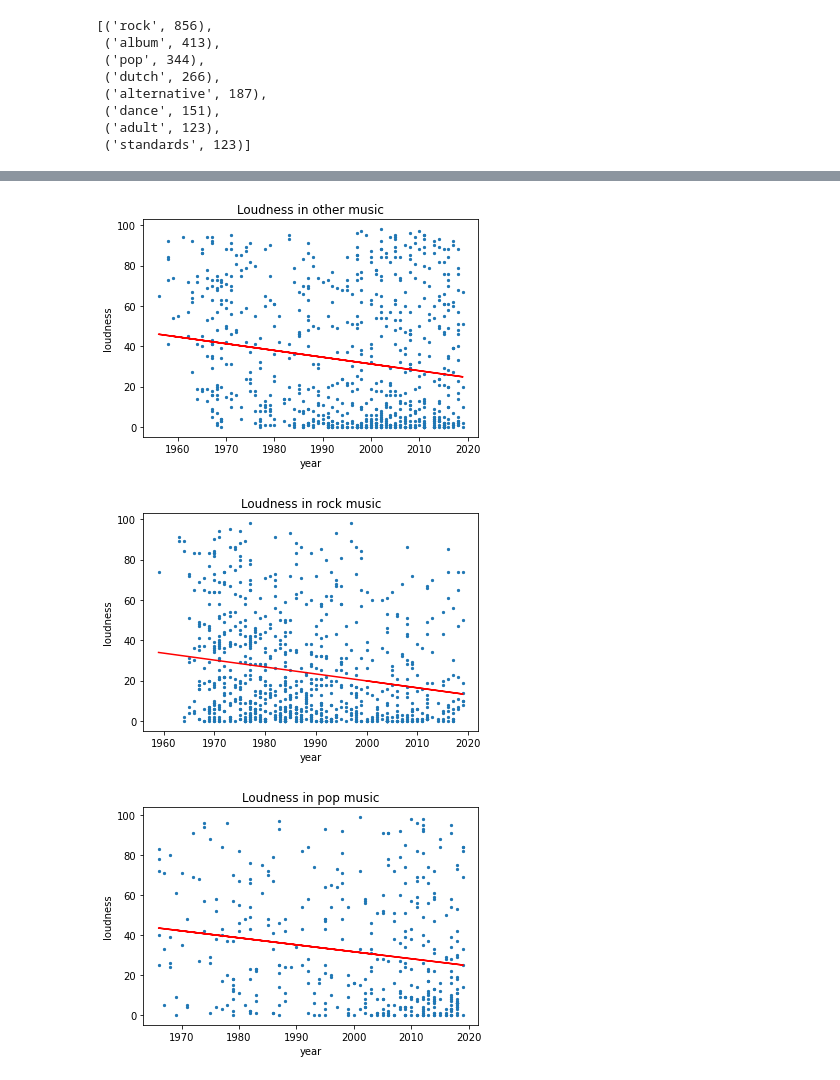
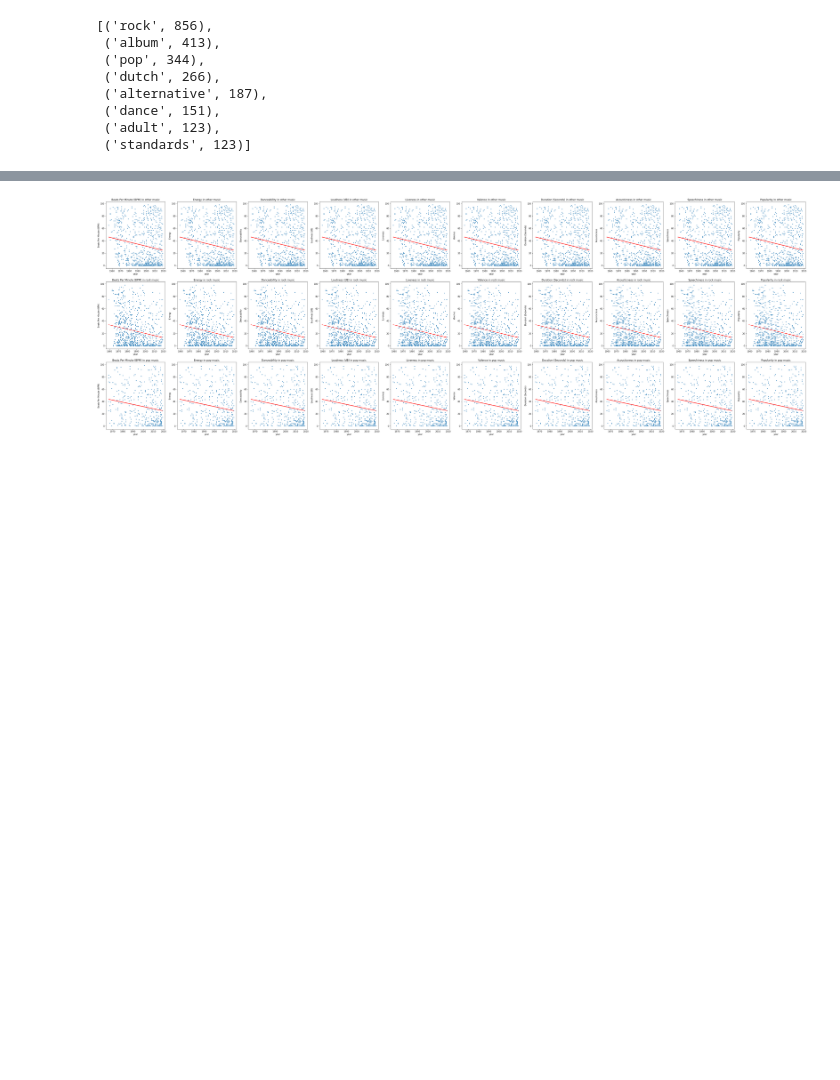
Before and after one commit to aholtz06/CMSC320_Final, a Jupyter notebook: src/Genre_Exploration.ipynb, the cells around one changed output, grey strips where cells are left out. Cells and saved outputs as stored; diff of their text form; code cells hidden in the pictures; blank space fills up the shorter version.

```diff
--- a/src/Genre_Exploration.ipynb
+++ b/src/Genre_Exploration.ipynb
@@ -90,33 +95,32 @@ data.head(10)
 # %%
-from sklearn import linear_model
-import scipy
+features = data.columns[5:15]
+fig, ax = plt.subplots(3,10,figsize=(60,20))
+# plt.subplots_adjust(hspace=1.2)
+for i, feature in enumerate(features):
 
-for genre in range(0,3):
-    lm = linear_model.LinearRegression()
+    for genre in range(0,3):
+        lm = linear_model.LinearRegression()
 
-    frame = data[data['Genre Classification'] == genre]
-    x = pd.DataFrame(frame['Year'])
-    y = pd.DataFrame(frame['Acousticness'])
+        frame = data[data['Genre Classification'] == genre]
+        x = pd.DataFrame(frame['Year'])
+        y = pd.DataFrame(frame['Acousticness'])
 
-    lm.fit(x,y)
+        lm.fit(x,y)
 
-    fig, ax = plt.subplots()
-    ax.scatter(x,y,s=5)
+        ax[genre, i].scatter(x,y,s=5)
 
-    genre_name =''
-    if genre == 2.0:
-        genre_name = "pop"
-    elif genre == 1.0:
-        genre_name = "rock"
-    else:
-        genre_name = "other"
+        genre_name =''
+        if genre == 2.0:
+            genre_name = "pop"
+        elif genre == 1.0:
+            genre_name = "rock"
+        else:
+            genre_name = "other"
 
-    ax.set_xlabel("year")
-    ax.set_ylabel("loudness")
-    ax.set_title("Loudness " + "in " + genre_name + " music")
+        ax[genre, i].set_xlabel("year")
+        ax[genre, i].set_ylabel(feature)
+        ax[genre, i].set_title(f'{feature} in {genre_name} music')
 
-    ax.plot(x, lm.predict(x), color='red')
+        ax[genre, i].plot(x, lm.predict(x), color='red')
 # %% [output]
-[figure, old version]
+[figure, new version]
-[figure, removed]
-[figure, removed]
```
Also changed, not shown: parts of 6 cells of this notebook.
